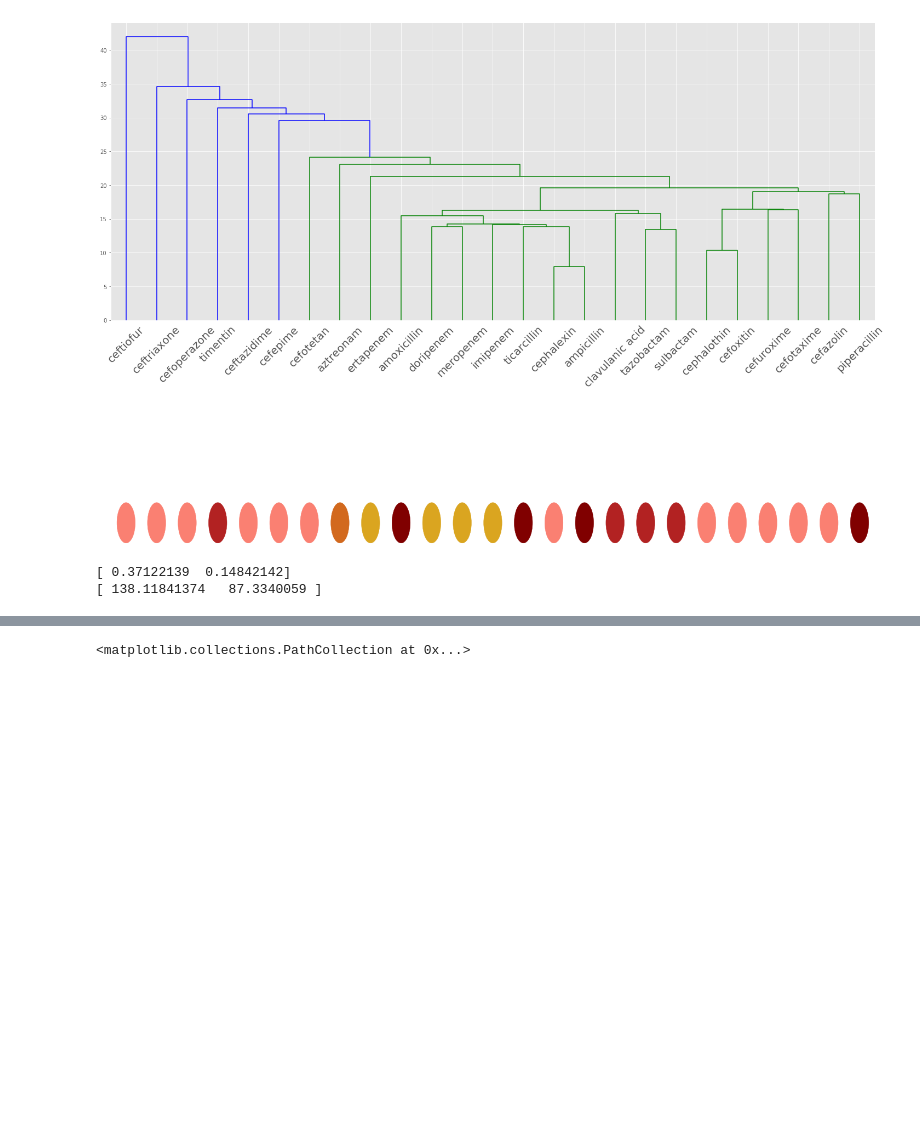
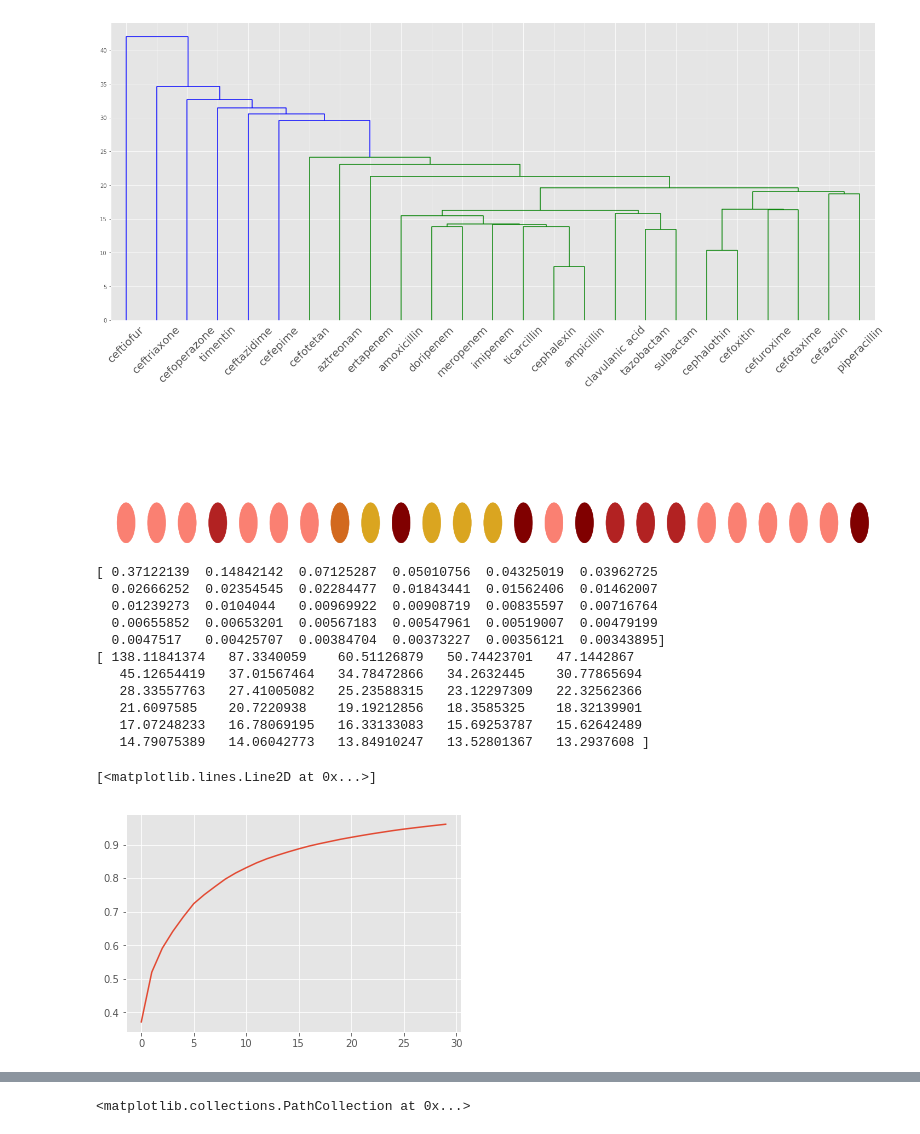
Before and after one commit to algaebrown/resistanceExp, a Jupyter notebook: visualization/exp6_chem_structre.ipynb, the cells around one changed output, grey strips where cells are left out. Cells and saved outputs as stored; diff of their text form; code cells hidden in the pictures; blank space fills up the shorter version.

Commit message:
trying TMACC

```diff
--- a/visualization/exp6_chem_structre.ipynb
+++ b/visualization/exp6_chem_structre.ipynb
@@ -7,7 +7,7 @@ plt.style.use("ggplot")
 # plot inline
 %matplotlib inline
 
-df = pd.read_pickle('/home/hermuba/res/data/drug/tmacc_df')
+df = pd.read_pickle('/home/hermuba/data/drug/tmacc_df')
 df.drop('ACTIVITY', axis=1, inplace=True)
 df.set_index('chem_name', drop=True, append=False, inplace=True)
 
@@ -72,13 +69,26 @@ dendro_with_class(lactam_only)
 # %%
 import numpy as np
 from sklearn.decomposition import PCA
 X = norm_df
-pca = PCA(n_components=2)
+pca = PCA(n_components=30)
 pca.fit(X)
 pc = pca.fit_transform(X, X.index)
 print(pca.explained_variance_ratio_)
 
 print(pca.singular_values_)
+
+plt.plot(np.cumsum(np.array(pca.explained_variance_ratio_)))
 # %% [output]
-[ 0.37122139  0.14842142]
-[ 138.11841374   87.3340059 ]
+[ 0.37122139  0.14842142  0.07125287  0.05010756  0.04325019  0.03962725
+  0.02666252  0.02354545  0.02284477  0.01843441  0.01562406  0.01462007
+  0.01239273  0.0104044   0.00969922  0.00908719  0.00835597  0.00716764
+  0.00655852  0.00653201  0.00567183  0.00547961  0.00519007  0.00479199
+  0.0047517   0.00425707  0.00384704  0.00373227  0.00356121  0.00343895]
+[ 138.11841374   87.3340059    60.51126879   50.74423701   47.1442867
+   45.12654419   37.01567464   34.78472866   34.2632445    30.77865694
+   28.33557763   27.41005082   25.23588315   23.12297309   22.32562366
+   21.6097585    20.7220938    19.19212856   18.3585325    18.32139901
+   17.07248233   16.78069195   16.33133083   15.69253787   15.62642489
+   14.79075389   14.06042773   13.84910247   13.52801367   13.2937608 ]
+[<matplotlib.lines.Line2D at 0x...>]
+[figure, added]
```
Also changed, not shown: parts of 7 cells of this notebook, 1 other file.
